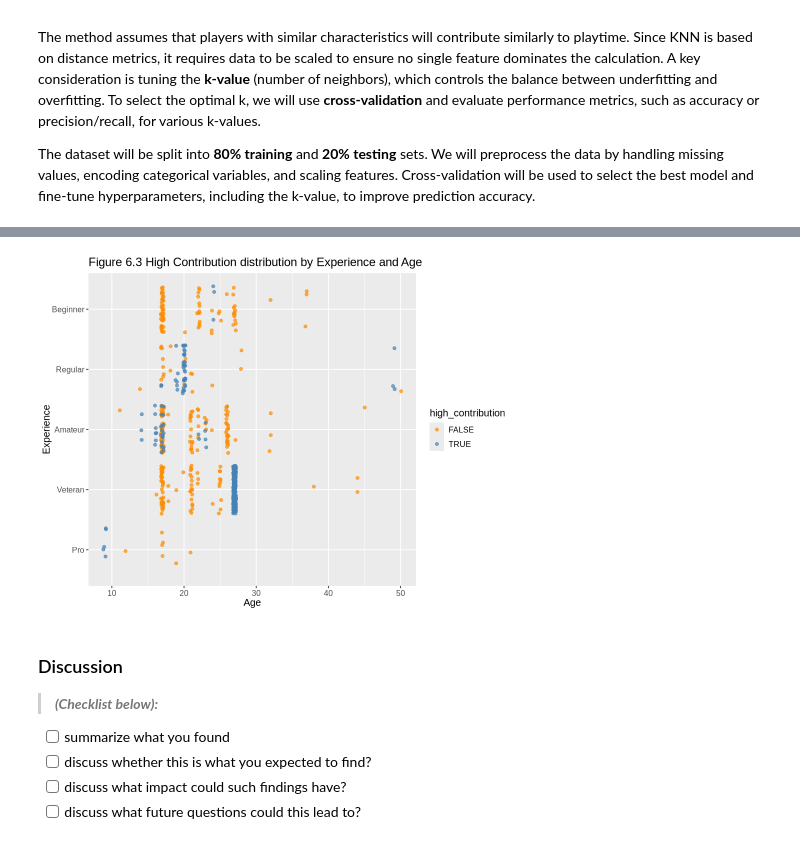
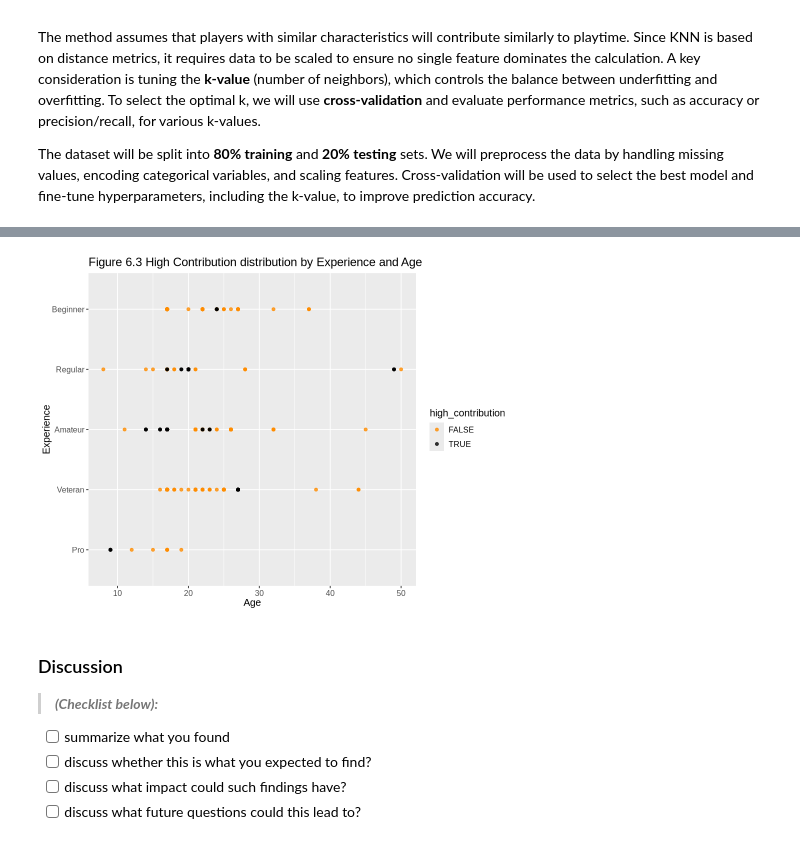
Before and after one commit to JosFen/Data-Science-Project-on-Minecraft-players-on-PlaiAI, a Jupyter notebook: project_final.ipynb, the cells around one changed output, grey strips where cells are left out. Drawn from its saved outputs; the diff is of its cells as text; code cells hidden in the pictures.

Commit message:
final review of plots

```diff
--- a/project_final.ipynb
+++ b/project_final.ipynb
@@ -641,14 +628,15 @@ ggplot(players_train, aes(x = high_contribution, y = age, fill = high_contributi
 # %%
+# Scatter plot for High Contribution distribution by Experience and Age
 ggplot(players_train, aes(x = age, y = experience, color = high_contribution)) +
-  geom_jitter(alpha = 0.7, width = 0.2) +
+  geom_point(alpha = 0.8) +
   labs(title = "Figure 6.3 High Contribution distribution by Experience and Age",
        x = "Age",
        y = "Experience") +
-  scale_color_manual(values = c("darkorange", "steelblue")) +
+  scale_color_manual(values = c("darkorange", "black")) +
   theme(text = element_text(size = 12))
-## From the plot, it appears young (age < 30) regular amateur and veteran players have high contributions
+## From the plot, it appears young (age < 30) regular and amateur players tend to have high contributions
 # %% [output]
-[figure, old version]
+[figure, new version]
 # %% [markdown]
 ### Discussion
 > ***(Checklist below):***
```
Also changed, not shown: parts of 9 cells of this notebook.
